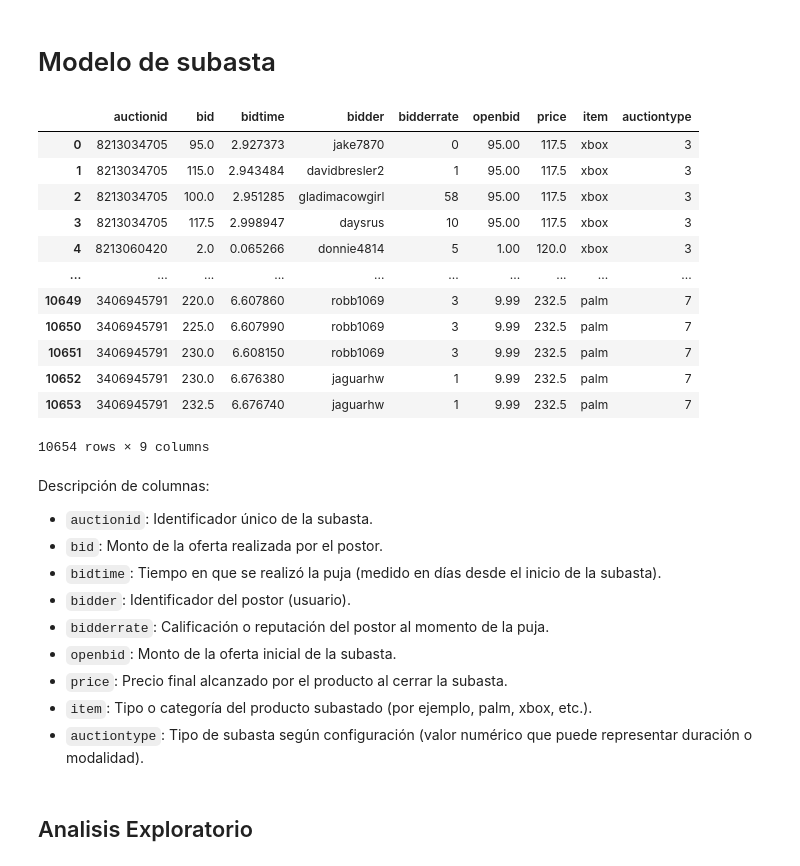
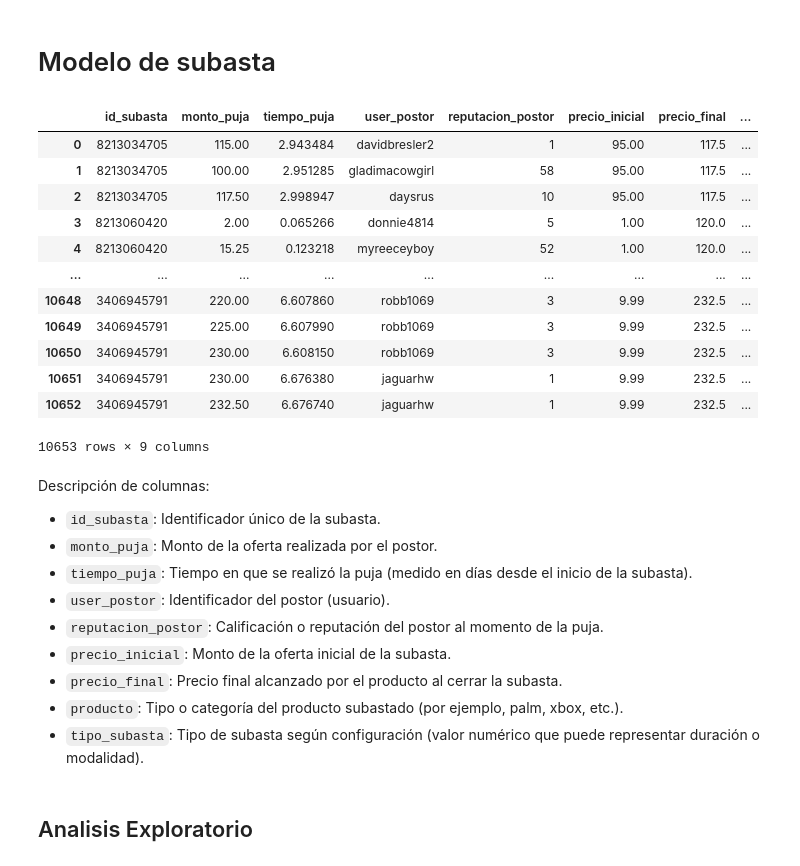
Before and after one commit to JeanetteLeon/tarea_2_despliegue_modelo_ML_como_API, a Jupyter notebook: notebooks/Modelos_de_subasta.ipynb, the cells around one changed output. Cells and saved outputs as stored; diff of their text form; code cells hidden in the pictures.

```diff
--- a/notebooks/Modelos_de_subasta.ipynb
+++ b/notebooks/Modelos_de_subasta.ipynb
@@ -8,53 +8,46 @@ import pandas as pd
 import matplotlib.pyplot as plt
 import seaborn as sns
 # %%
-# Ruta del archivo
-ruta = './Datos/ebay.csv'
+df = pd.read_csv("../data/ebay.csv")
 
-# Definir los nombres de las columnas
-columnas = [
-    'auctionid',    # ID de subasta
-    'bid',          # Monto de la puja
-    'bidtime',      # Tiempo desde el inicio de la subasta
-    'bidder',       # Nombre del postor
-    'bidderrate',   # Reputación del postor
-    'openbid',      # Precio inicial
-    'price',        # Precio final de la subasta
-    'item',         # Tipo de producto
-    'auctiontype'   # Tipo de subasta
-]
-
-# Cargar el CSV con encabezados definidos
-df = pd.read_csv(ruta, header=None, names=columnas)
-
-# Ver los primeros registros
+df = df.rename(columns={
+    df.columns[0]: 'id_subasta',
+    df.columns[1]: 'monto_puja',
+    df.columns[2]: 'tiempo_puja',
+    df.columns[3]: 'user_postor',
+    df.columns[4]: 'reputacion_postor',
+    df.columns[5]: 'precio_inicial',
+    df.columns[6]: 'precio_final',
+    df.columns[7]: 'producto',
+    df.columns[8]: 'tipo_subasta'
+})
 df
 # %% [output]
-|  | auctionid | bid | bidtime | bidder | bidderrate | openbid | price | item | auctiontype |
-| 0 | 8213034705 | 95.0 | 2.927373 | jake7870 | 0 | 95.00 | 117.5 | xbox | 3 |
-| 1 | 8213034705 | 115.0 | 2.943484 | davidbresler2 | 1 | 95.00 | 117.5 | xbox | 3 |
-| 2 | 8213034705 | 100.0 | 2.951285 | gladimacowgirl | 58 | 95.00 | 117.5 | xbox | 3 |
-| 3 | 8213034705 | 117.5 | 2.998947 | daysrus | 10 | 95.00 | 117.5 | xbox | 3 |
-| 4 | 8213060420 | 2.0 | 0.065266 | donnie4814 | 5 | 1.00 | 120.0 | xbox | 3 |
-| ... | ... | ... | ... | ... | ... | ... | ... | ... | ... |
-| 10649 | 3406945791 | 220.0 | 6.607860 | robb1069 | 3 | 9.99 | 232.5 | palm | 7 |
-| 10650 | 3406945791 | 225.0 | 6.607990 | robb1069 | 3 | 9.99 | 232.5 | palm | 7 |
-| 10651 | 3406945791 | 230.0 | 6.608150 | robb1069 | 3 | 9.99 | 232.5 | palm | 7 |
-| 10652 | 3406945791 | 230.0 | 6.676380 | jaguarhw | 1 | 9.99 | 232.5 | palm | 7 |
-| 10653 | 3406945791 | 232.5 | 6.676740 | jaguarhw | 1 | 9.99 | 232.5 | palm | 7 |
+|  | id_subasta | monto_puja | tiempo_puja | user_postor | reputacion_postor | precio_inicial | precio_final | ... |
+| 0 | 8213034705 | 115.00 | 2.943484 | davidbresler2 | 1 | 95.00 | 117.5 | ... |
+| 1 | 8213034705 | 100.00 | 2.951285 | gladimacowgirl | 58 | 95.00 | 117.5 | ... |
+| 2 | 8213034705 | 117.50 | 2.998947 | daysrus | 10 | 95.00 | 117.5 | ... |
+| 3 | 8213060420 | 2.00 | 0.065266 | donnie4814 | 5 | 1.00 | 120.0 | ... |
+| 4 | 8213060420 | 15.25 | 0.123218 | myreeceyboy | 52 | 1.00 | 120.0 | ... |
+| ... | ... | ... | ... | ... | ... | ... | ... | ... |
+| 10648 | 3406945791 | 220.00 | 6.607860 | robb1069 | 3 | 9.99 | 232.5 | ... |
+| 10649 | 3406945791 | 225.00 | 6.607990 | robb1069 | 3 | 9.99 | 232.5 | ... |
+| 10650 | 3406945791 | 230.00 | 6.608150 | robb1069 | 3 | 9.99 | 232.5 | ... |
+| 10651 | 3406945791 | 230.00 | 6.676380 | jaguarhw | 1 | 9.99 | 232.5 | ... |
+| 10652 | 3406945791 | 232.50 | 6.676740 | jaguarhw | 1 | 9.99 | 232.5 | ... |
-10654 rows × 9 columns
+10653 rows × 9 columns
 # %% [markdown]
 Descripción de columnas:
 
-- `auctionid`: Identificador único de la subasta.
-- `bid`: Monto de la oferta realizada por el postor.
-- `bidtime`: Tiempo en que se realizó la puja (medido en días desde el inicio de la subasta).
-- `bidder`: Identificador del postor (usuario).
-- `bidderrate`: Calificación o reputación del postor al momento de la puja.
-- `openbid`: Monto de la oferta inicial de la subasta.
-- `price`: Precio final alcanzado por el producto al cerrar la subasta.
-- `item`: Tipo o categoría del producto subastado (por ejemplo, palm, xbox, etc.).
-- `auctiontype`: Tipo de subasta según configuración (valor numérico que puede representar duración o modalidad).
+- `id_subasta`: Identificador único de la subasta.
+- `monto_puja`: Monto de la oferta realizada por el postor.
+- `tiempo_puja`: Tiempo en que se realizó la puja (medido en días desde el inicio de la subasta).
+- `user_postor`: Identificador del postor (usuario).
+- `reputacion_postor`: Calificación o reputación del postor al momento de la puja.
+- `precio_inicial`: Monto de la oferta inicial de la subasta.
+- `precio_final`: Precio final alcanzado por el producto al cerrar la subasta.
+- `producto`: Tipo o categoría del producto subastado (por ejemplo, palm, xbox, etc.).
+- `tipo_subasta`: Tipo de subasta según configuración (valor numérico que puede representar duración o modalidad).
 # %% [markdown]
 ## Analisis Exploratorio
 # %%
```
Also changed, not shown: parts of 54 cells of this notebook, 1 other file.
